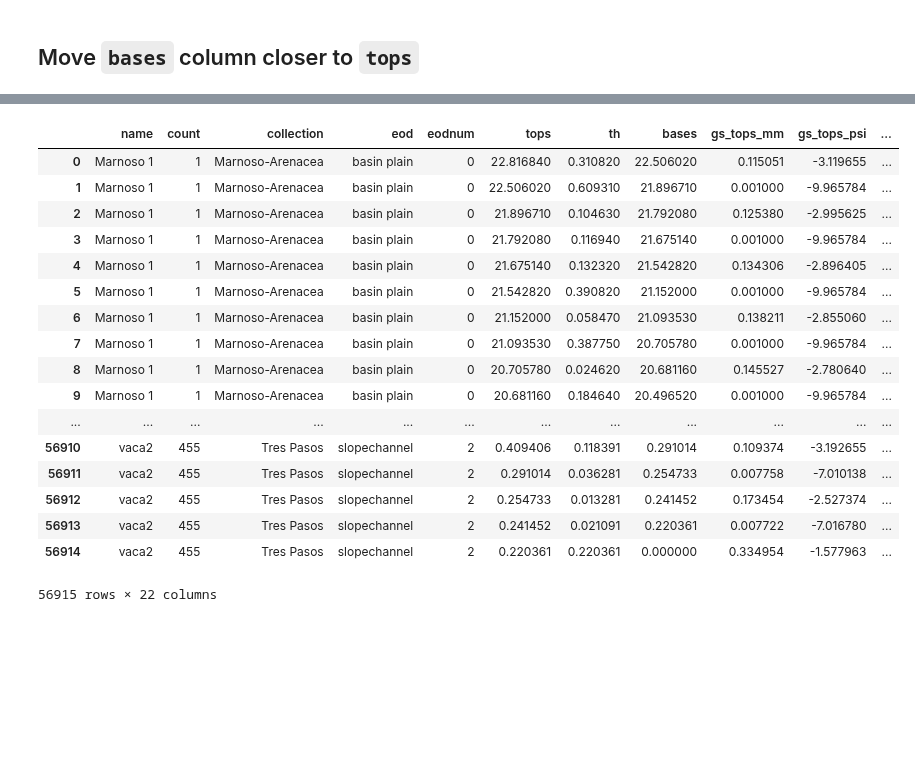
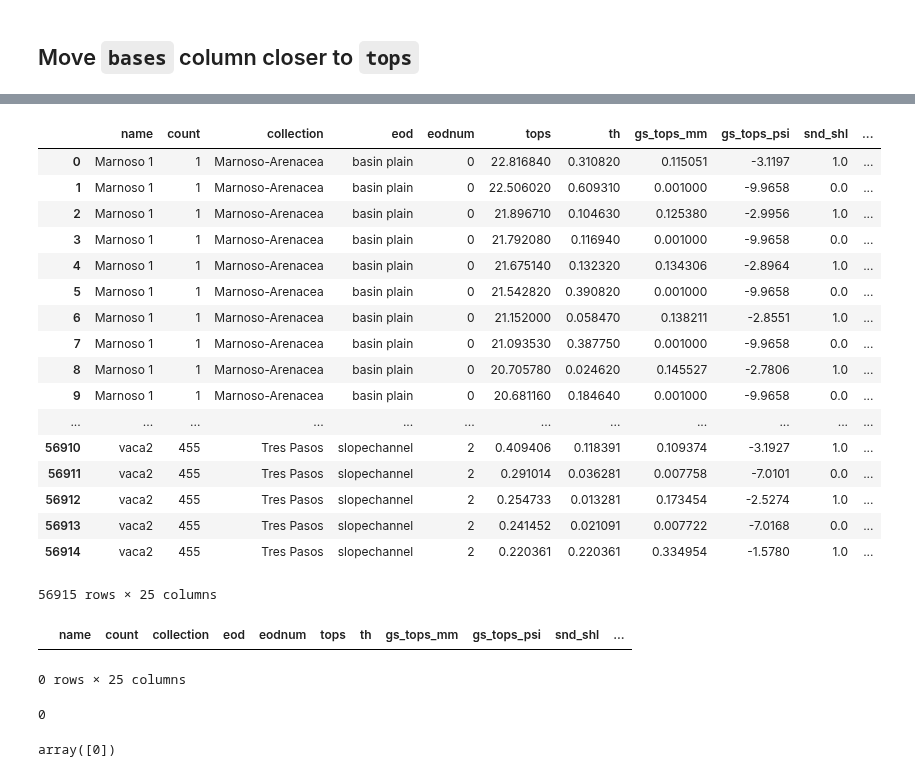
Before and after one commit to rgmyr/litholog, a Jupyter notebook: notebooks/clean_data.ipynb, the cells around one changed output, grey strips where cells are left out. Saved outputs shown, nothing was run; the diff lists cells and outputs as text; code cells hidden in the pictures; blank space fills up the shorter version.

```diff
--- a/notebooks/clean_data.ipynb
+++ b/notebooks/clean_data.ipynb
@@ -147,8 +147,8 @@ def fill_na_rows(df, nan_idxs, fill_gs=0.016):
         # One for where gs_tops_mm + all samples are NaN
         if np.isnan(row.gs_tops_mm):
             df.loc[i, default_gs.keys()] = default_gs.values()
-            df.loc[i, ['depth_m', 'grain_size_mm']] = [np.array([row.tops, DEFAULT_GS]),
-                                                       np.array([row.bases, DEFAULT_GS])]
+            df.at[i, 'depth_m'] = np.array([row.tops, row.bases])
+            df.at[i,'grain_size_mm'] = np.array([DEFAULT_GS, DEFAULT_GS])
 
         # One for beds with a single NaN sample.
         else:
@@ -194,7 +194,7 @@ cols_list = new_df.columns.tolist()
 
 for colname in cols_list:
     if '_mm' in colname:
-        psi_vals = new_df[colname].apply(gs2psi)
+        psi_vals = new_df[colname].apply(lambda x: np.round(gs2psi(x), 4))
         new_df.insert(new_df.columns.tolist().index(colname) + 1,
                       colname.replace('_mm', '_psi'), psi_vals)
 
@@ -220,0 +223,8 @@ new_df
+# %%
+tops = new_df['tops'].values
+abs_depths = new_df['depth_m'].values
+
+rel_depths = [np.round(np.abs(tops[i] - abs_depths[i]), decimals=4) for i in range(tops.size)]
+
+new_df = new_df.assign(rel_depth_m=rel_depths)
+new_df
@@ -220,0 +252,5 @@ new_df
+# %%
+        # split sand/shale into seperate indicators
+new_df['snd'] = new_df.snd_shl
+new_df['shl'] = (-1)*(new_df.snd - 1)
+new_df
@@ -268,21 +369,21 @@ cols
 # %%
-new_df[cols]
+new_df
 # %% [output]
-|  | name | count | collection | eod | eodnum | tops | th | bases | gs_tops_mm | gs_tops_psi | ... |
-| 0 | Marnoso 1 | 1 | Marnoso-Arenacea | basin plain | 0 | 22.816840 | 0.310820 | 22.506020 | 0.115051 | -3.119655 | ... |
-| 1 | Marnoso 1 | 1 | Marnoso-Arenacea | basin plain | 0 | 22.506020 | 0.609310 | 21.896710 | 0.001000 | -9.965784 | ... |
-| 2 | Marnoso 1 | 1 | Marnoso-Arenacea | basin plain | 0 | 21.896710 | 0.104630 | 21.792080 | 0.125380 | -2.995625 | ... |
-| 3 | Marnoso 1 | 1 | Marnoso-Arenacea | basin plain | 0 | 21.792080 | 0.116940 | 21.675140 | 0.001000 | -9.965784 | ... |
-| 4 | Marnoso 1 | 1 | Marnoso-Arenacea | basin plain | 0 | 21.675140 | 0.132320 | 21.542820 | 0.134306 | -2.896405 | ... |
-| 5 | Marnoso 1 | 1 | Marnoso-Arenacea | basin plain | 0 | 21.542820 | 0.390820 | 21.152000 | 0.001000 | -9.965784 | ... |
-| 6 | Marnoso 1 | 1 | Marnoso-Arenacea | basin plain | 0 | 21.152000 | 0.058470 | 21.093530 | 0.138211 | -2.855060 | ... |
-| 7 | Marnoso 1 | 1 | Marnoso-Arenacea | basin plain | 0 | 21.093530 | 0.387750 | 20.705780 | 0.001000 | -9.965784 | ... |
-| 8 | Marnoso 1 | 1 | Marnoso-Arenacea | basin plain | 0 | 20.705780 | 0.024620 | 20.681160 | 0.145527 | -2.780640 | ... |
-| 9 | Marnoso 1 | 1 | Marnoso-Arenacea | basin plain | 0 | 20.681160 | 0.184640 | 20.496520 | 0.001000 | -9.965784 | ... |
+|  | name | count | collection | eod | eodnum | tops | th | gs_tops_mm | gs_tops_psi | snd_shl | ... |
+| 0 | Marnoso 1 | 1 | Marnoso-Arenacea | basin plain | 0 | 22.816840 | 0.310820 | 0.115051 | -3.1197 | 1.0 | ... |
+| 1 | Marnoso 1 | 1 | Marnoso-Arenacea | basin plain | 0 | 22.506020 | 0.609310 | 0.001000 | -9.9658 | 0.0 | ... |
+| 2 | Marnoso 1 | 1 | Marnoso-Arenacea | basin plain | 0 | 21.896710 | 0.104630 | 0.125380 | -2.9956 | 1.0 | ... |
+| 3 | Marnoso 1 | 1 | Marnoso-Arenacea | basin plain | 0 | 21.792080 | 0.116940 | 0.001000 | -9.9658 | 0.0 | ... |
+| 4 | Marnoso 1 | 1 | Marnoso-Arenacea | basin plain | 0 | 21.675140 | 0.132320 | 0.134306 | -2.8964 | 1.0 | ... |
+| 5 | Marnoso 1 | 1 | Marnoso-Arenacea | basin plain | 0 | 21.542820 | 0.390820 | 0.001000 | -9.9658 | 0.0 | ... |
+| 6 | Marnoso 1 | 1 | Marnoso-Arenacea | basin plain | 0 | 21.152000 | 0.058470 | 0.138211 | -2.8551 | 1.0 | ... |
+| 7 | Marnoso 1 | 1 | Marnoso-Arenacea | basin plain | 0 | 21.093530 | 0.387750 | 0.001000 | -9.9658 | 0.0 | ... |
+| 8 | Marnoso 1 | 1 | Marnoso-Arenacea | basin plain | 0 | 20.705780 | 0.024620 | 0.145527 | -2.7806 | 1.0 | ... |
+| 9 | Marnoso 1 | 1 | Marnoso-Arenacea | basin plain | 0 | 20.681160 | 0.184640 | 0.001000 | -9.9658 | 0.0 | ... |
 | ... | ... | ... | ... | ... | ... | ... | ... | ... | ... | ... | ... |
-| 56910 | vaca2 | 455 | Tres Pasos | slopechannel | 2 | 0.409406 | 0.118391 | 0.291014 | 0.109374 | -3.192655 | ... |
-| 56911 | vaca2 | 455 | Tres Pasos | slopechannel | 2 | 0.291014 | 0.036281 | 0.254733 | 0.007758 | -7.010138 | ... |
-| 56912 | vaca2 | 455 | Tres Pasos | slopechannel | 2 | 0.254733 | 0.013281 | 0.241452 | 0.173454 | -2.527374 | ... |
-| 56913 | vaca2 | 455 | Tres Pasos | slopechannel | 2 | 0.241452 | 0.021091 | 0.220361 | 0.007722 | -7.016780 | ... |
-| 56914 | vaca2 | 455 | Tres Pasos | slopechannel | 2 | 0.220361 | 0.220361 | 0.000000 | 0.334954 | -1.577963 | ... |
+| 56910 | vaca2 | 455 | Tres Pasos | slopechannel | 2 | 0.409406 | 0.118391 | 0.109374 | -3.1927 | 1.0 | ... |
+| 56911 | vaca2 | 455 | Tres Pasos | slopechannel | 2 | 0.291014 | 0.036281 | 0.007758 | -7.0101 | 0.0 | ... |
+| 56912 | vaca2 | 455 | Tres Pasos | slopechannel | 2 | 0.254733 | 0.013281 | 0.173454 | -2.5274 | 1.0 | ... |
+| 56913 | vaca2 | 455 | Tres Pasos | slopechannel | 2 | 0.241452 | 0.021091 | 0.007722 | -7.0168 | 0.0 | ... |
+| 56914 | vaca2 | 455 | Tres Pasos | slopechannel | 2 | 0.220361 | 0.220361 | 0.334954 | -1.5780 | 1.0 | ... |
-56915 rows × 22 columns
+56915 rows × 25 columns
@@ -296,0 +390,13 @@ sns.jointplot()
+# %%
+new_df[new_df['ng'].isnull()]
+# %% [output]
+|  | name | count | collection | eod | eodnum | tops | th | gs_tops_mm | gs_tops_psi | snd_shl | ... |
+0 rows × 25 columns
+# %%
+len(list(filter(None, [0,0])))
+# %% [output]
+0
+# %%
+np.array([0])
+# %% [output]
+array([0])
```
Also changed, not shown: parts of 15 cells of this notebook, 4 other files.
